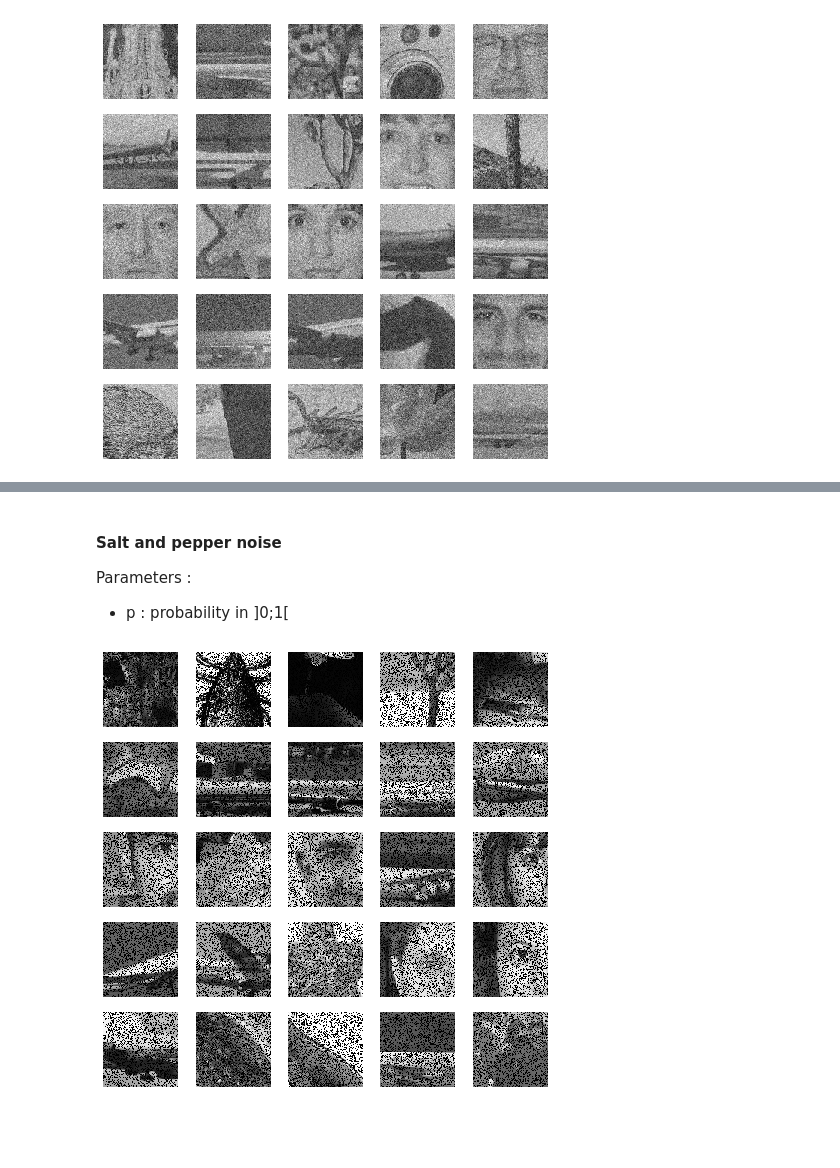
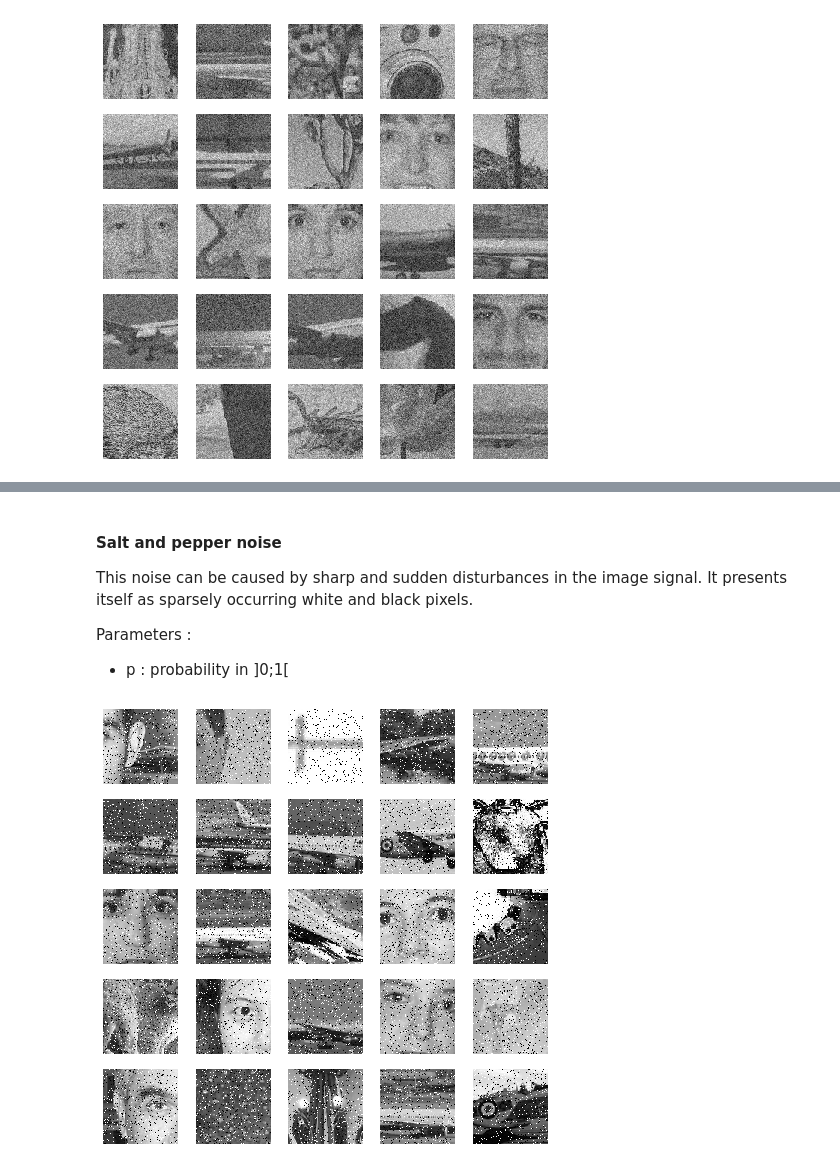
Before and after one commit to RomainCapo/ledebruiteur, a Jupyter notebook: NoiseType.ipynb, the cells around one changed output, grey strips where cells are left out. Cells and saved outputs as stored; diff of their text form; code cells hidden in the pictures; blank space fills up the shorter version.

Commit message:
refactor imports, add noise comment, fix poisson and salt_pepper noise

```diff
--- a/NoiseType.ipynb
+++ b/NoiseType.ipynb
@@ -78,10 +83,13 @@ plot_im_grid_from_df(df_resized, UniformNoise(100))
 # %% [markdown]
 #### Salt and pepper noise
+
+This noise can be caused by sharp and sudden disturbances in the image signal. It presents itself as sparsely occurring white and black pixels.
+
 Parameters :
 * p : probability in ]0;1[
 # %%
-plot_im_grid_from_df(df_resized, SaltPepperNoise(0.3))
+plot_im_grid_from_df(df_resized, SaltPepperNoise(0.05))
 # %% [output]
-[figure, old version]
+[figure, new version]
 # %% [markdown]
 #### Squared mask
```
Also changed, not shown: parts of 18 cells of this notebook, 11 other files.
